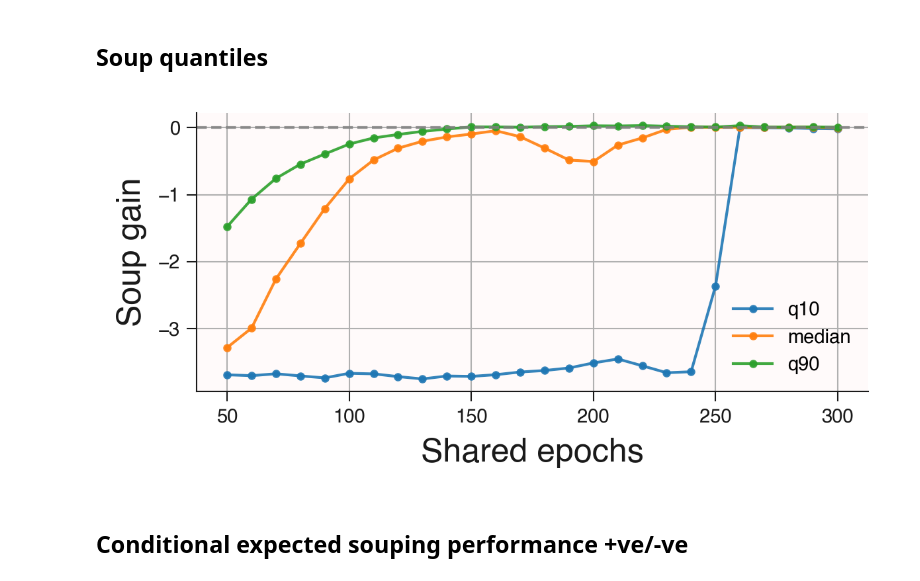
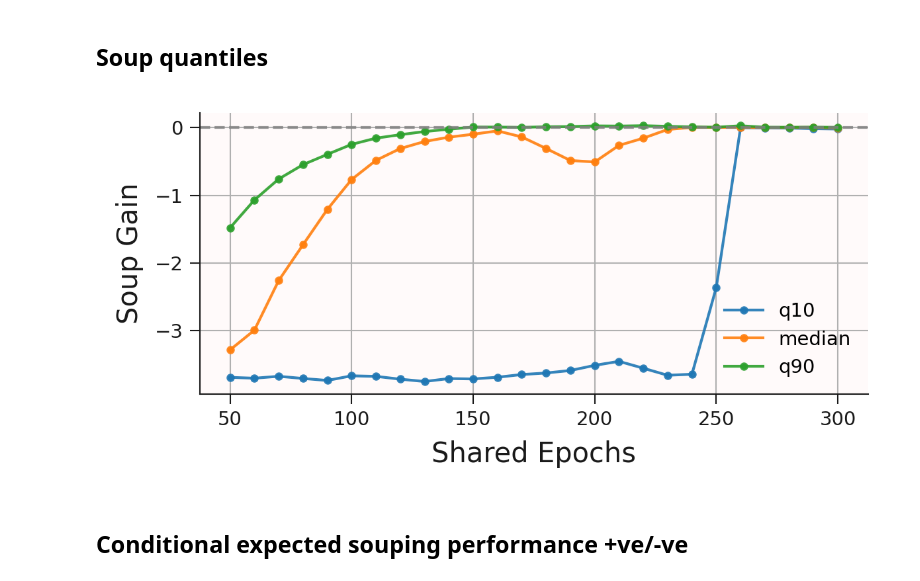
Before and after one commit to chipnbits/too-salty, a Jupyter notebook: notebooks/1. Shared Epochs.ipynb, the cells around one changed output. Cells and saved outputs as stored; diff of their text form; code cells hidden in the pictures.

```diff
--- a/notebooks/1. Shared Epochs.ipynb
+++ b/notebooks/1. Shared Epochs.ipynb
@@ -116,36 +116,36 @@ ax.plot(
     marker='o',
     markersize=2,
     linewidth=1,
     alpha=0.9
 )
 
 ax.plot(
     q_df['shared_epochs'],
     q_df['q90'],
     label='q90',
     marker='o',
     markersize=2,
     linewidth=1,
     alpha=0.9
 )
 
 ax.axhline(0, linewidth=1, alpha=0.8, color='gray', linestyle='--')
 
-ax.set_xlabel('Shared epochs', fontsize=12)
-ax.set_ylabel('Soup gain', fontsize=12)
+ax.set_xlabel('Shared Epochs', fontsize=10)
+ax.set_ylabel('Soup Gain', fontsize=10)
 # ax.set_title('Quantiles of soup gain vs shared epochs', fontsize=13)
 
 # ax.grid(True, which='major', alpha=0.3)
 # ax.minorticks_on()
 # ax.grid(True, which='minor', alpha=0.15)
 
 ax.legend(frameon=False)
 
 plt.tight_layout()
 plt.savefig('../iclr_report/figures/soup_gain_quantiles_vs_shared_epochs.pdf')
 plt.show()
 # %% [output]
-[figure, old version]
+[figure, new version]
 # %% [markdown]
 ## Conditional expected souping performance +ve/-ve
 # %%
```
Also changed, not shown: parts of 5 cells of this notebook, 3 other files.
